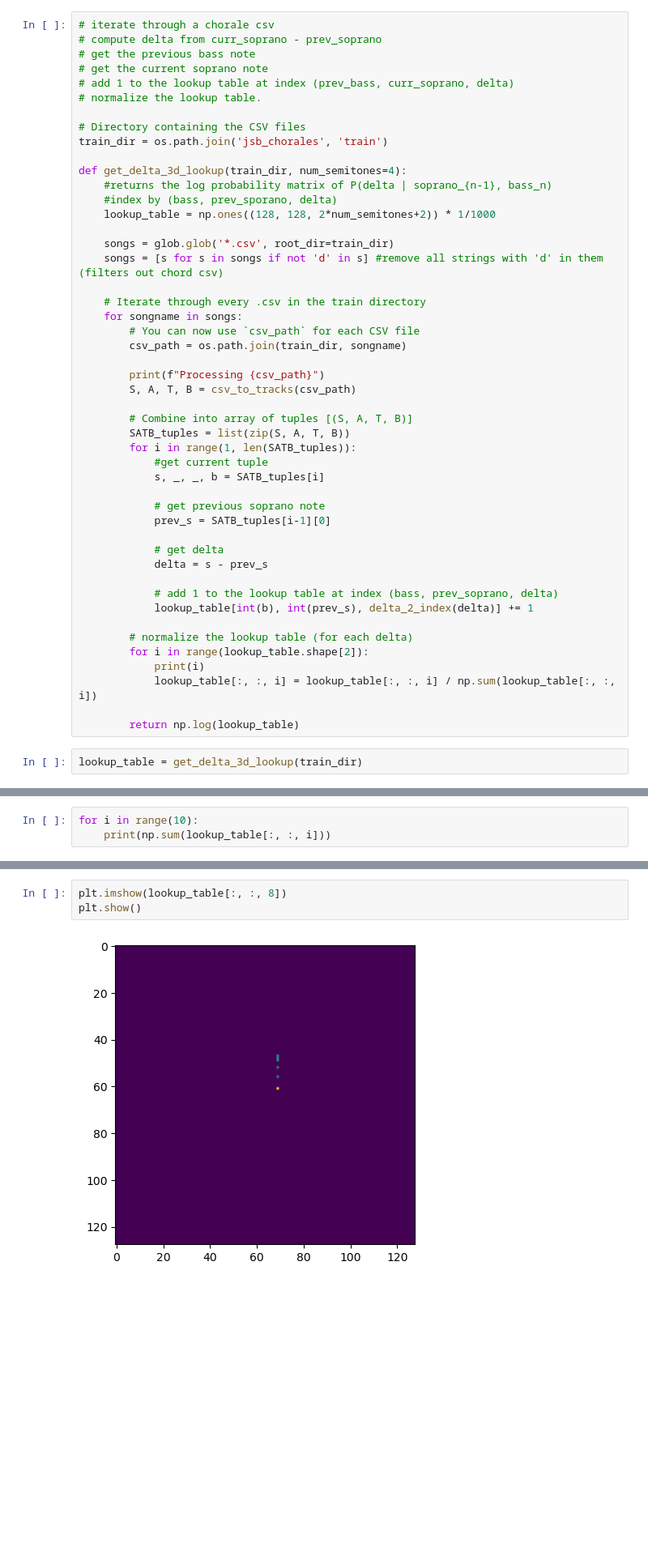
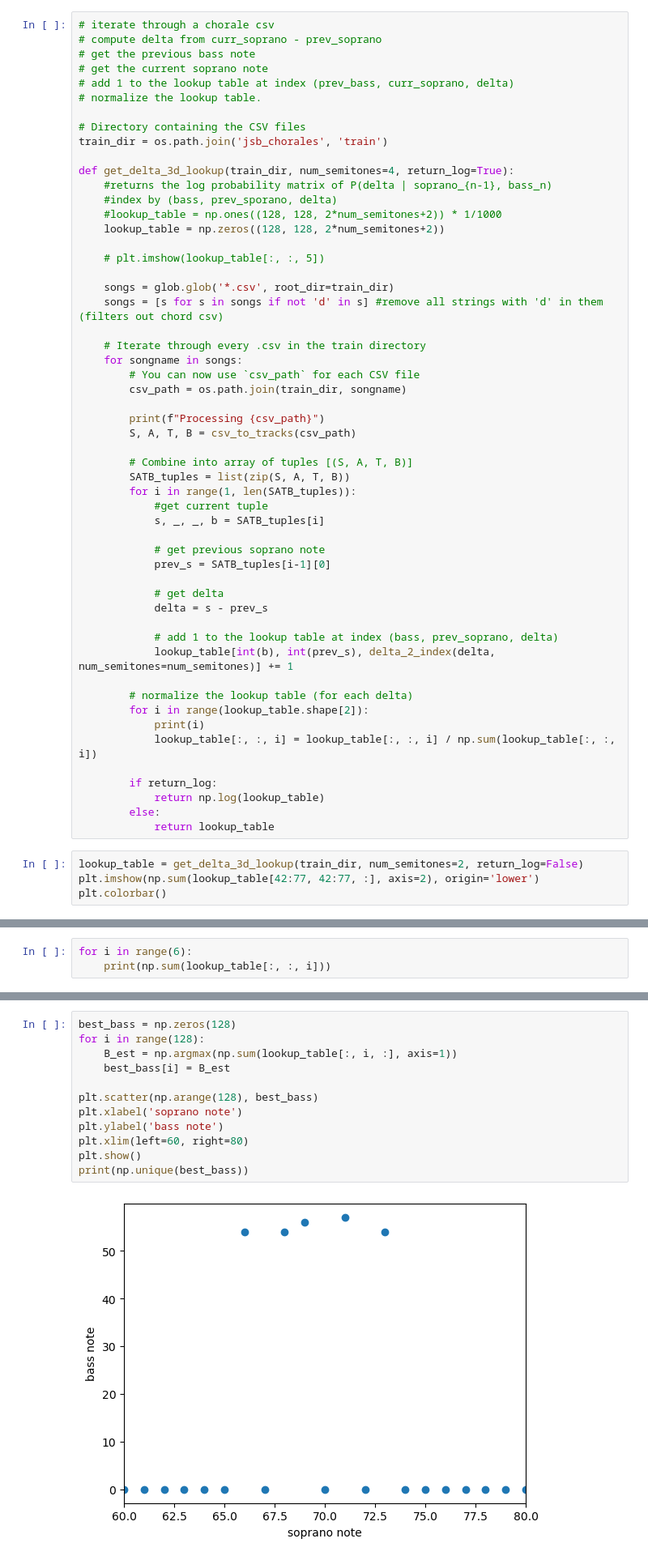
Before and after one commit to Charmunk/SATB-Harmonization, a Jupyter notebook: jupyter_notebooks/delta_3d_lookup.ipynb, the cells around one changed output, grey strips where cells are left out. Shown at 81% size. Saved outputs shown, nothing was run; the diff lists cells and outputs as text; blank space fills up the shorter version.

```diff
--- a/jupyter_notebooks/delta_3d_lookup.ipynb
+++ b/jupyter_notebooks/delta_3d_lookup.ipynb
@@ -89,10 +89,13 @@ def index_2_delta(index, num_semitones=4):
 # Directory containing the CSV files
 train_dir = os.path.join('jsb_chorales', 'train')
 
-def get_delta_3d_lookup(train_dir, num_semitones=4):
+def get_delta_3d_lookup(train_dir, num_semitones=4, return_log=True):
     #returns the log probability matrix of P(delta | soprano_{n-1}, bass_n)
     #index by (bass, prev_sporano, delta)
-    lookup_table = np.ones((128, 128, 2*num_semitones+2)) * 1/1000
+    #lookup_table = np.ones((128, 128, 2*num_semitones+2)) * 1/1000
+    lookup_table = np.zeros((128, 128, 2*num_semitones+2))
+
+    # plt.imshow(lookup_table[:, :, 5])
 
     songs = glob.glob('*.csv', root_dir=train_dir)
     songs = [s for s in songs if not 'd' in s] #remove all strings with 'd' in them (filters out chord csv)
@@ -118,16 +121,21 @@ def get_delta_3d_lookup(train_dir, num_semitones=4):
             delta = s - prev_s
 
             # add 1 to the lookup table at index (bass, prev_soprano, delta)
-            lookup_table[int(b), int(prev_s), delta_2_index(delta)] += 1
+            lookup_table[int(b), int(prev_s), delta_2_index(delta, num_semitones=num_semitones)] += 1
 
         # normalize the lookup table (for each delta)
         for i in range(lookup_table.shape[2]):
             print(i)
             lookup_table[:, :, i] = lookup_table[:, :, i] / np.sum(lookup_table[:, :, i])
 
-        return np.log(lookup_table)
+        if return_log:
+            return np.log(lookup_table)
+        else:
+            return lookup_table
 # %%
-lookup_table = get_delta_3d_lookup(train_dir)
+lookup_table = get_delta_3d_lookup(train_dir, num_semitones=2, return_log=False)
+plt.imshow(np.sum(lookup_table[42:77, 42:77, :], axis=2), origin='lower')
+plt.colorbar()
 # %% [output]
 Processing jsb_chorales/train/chorale_198.csv
 d2i: delta = 7.0, marking as a rest
@@ -146,4 +146,4 @@ d2i: delta = 5.0, marking as a rest
 # %%
-for i in range(10):
+for i in range(6):
     print(np.sum(lookup_table[:, :, i]))
 # %% [output]
@@ -160,5 +156,14 @@ for i in range(10):
 # %%
-plt.imshow(lookup_table[:, :, 8])
+best_bass = np.zeros(128)
+for i in range(128):
+    B_est = np.argmax(np.sum(lookup_table[:, i, :], axis=1))
+    best_bass[i] = B_est
+
+plt.scatter(np.arange(128), best_bass)
+plt.xlabel('soprano note')
+plt.ylabel('bass note')
+plt.xlim(left=60, right=80)
 plt.show()
+print(np.unique(best_bass))
 # %% [output]
-[figure, old version]
+[figure, new version]
```
Also changed, not shown: parts of 6 cells of this notebook, 4 other files.
